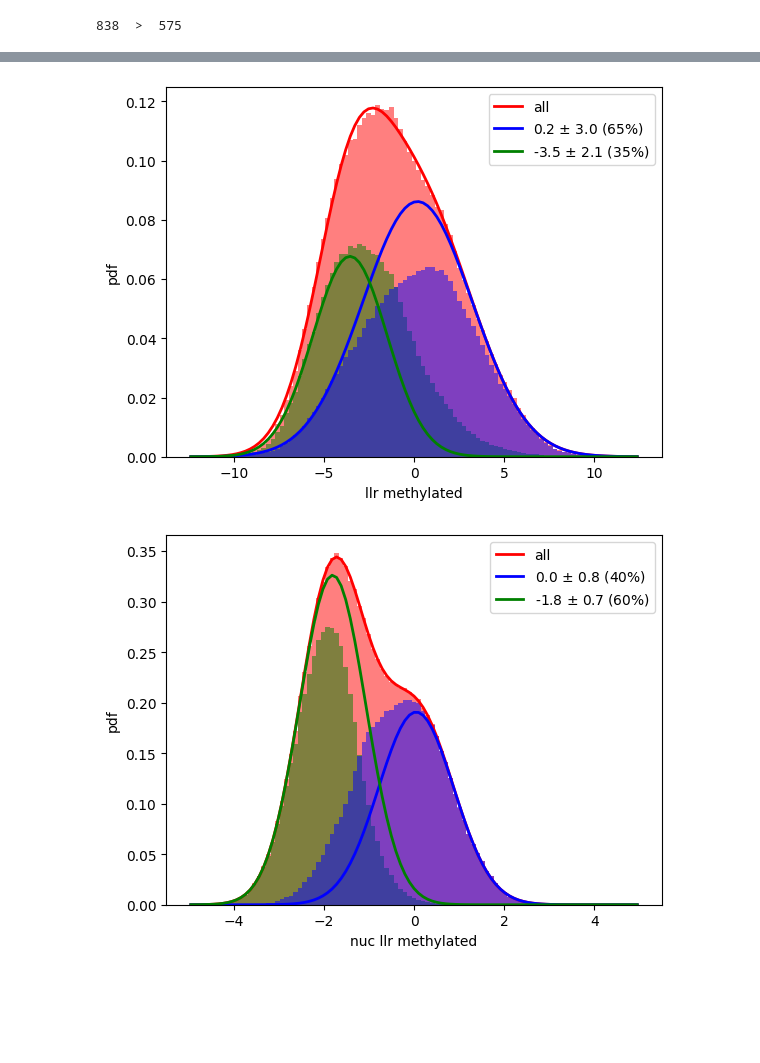
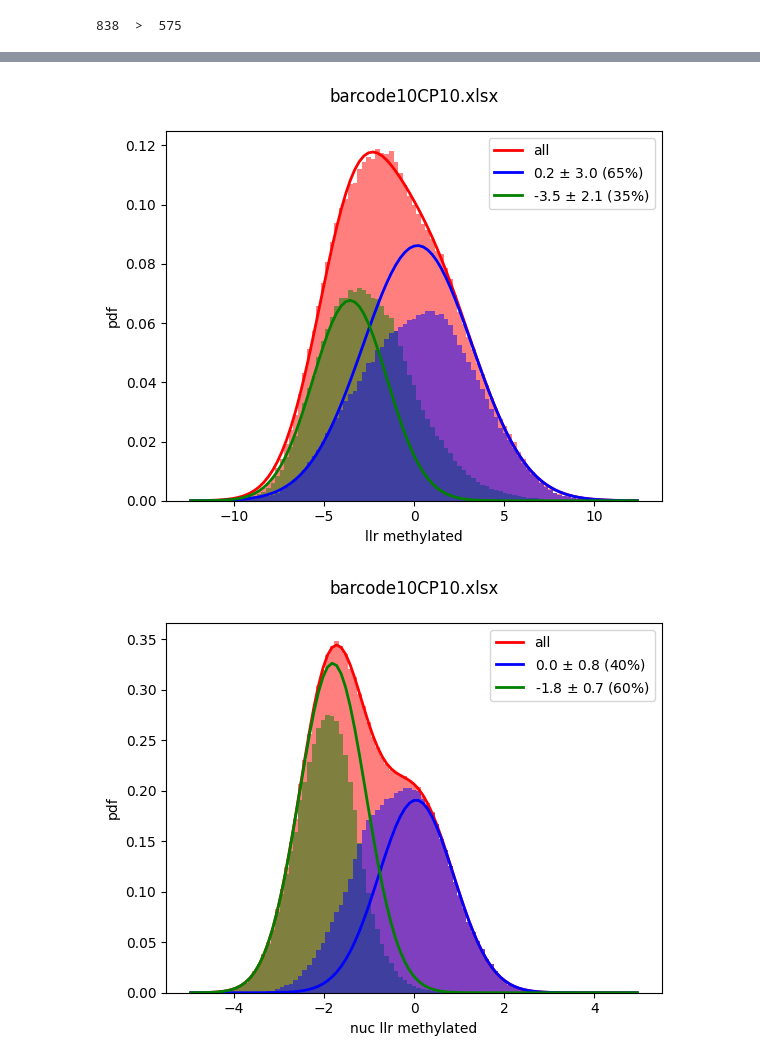
Before and after one commit to JvN2/Nanopore, a Jupyter notebook: Methylation_to_Occupancy.ipynb, the cells around one changed output, grey strips where cells are left out. Drawn from its saved outputs; the diff is of its cells as text; code cells hidden in the pictures; blank space fills up the shorter version.

```diff
--- a/Methylation_to_Occupancy.ipynb
+++ b/Methylation_to_Occupancy.ipynb
@@ -7,6 +7,7 @@ filename = r'C:\tmp\data\Nanopore data Waad Tombo files\Own601-data\barcode10CP1
 
 df = pd.read_excel(filename)
 colors = ['red', 'green', 'blue', 'orange', 'purple', 'cyan', 'magenta', 'yellow', 'brown']
+title = filename.split('\\')[-1]+'\n'
 # %%
 # discard reads that lack more than X bps on either end
 
@@ -70,10 +71,11 @@ def vanderlick(llr, multiplier = -1, delta_g=10, handles = 1000, convolve = 147,
 selected = df.columns[np.random.randint(0, len(df.columns), len(colors))]
 # %%
 # Plot a couple of examples
+import matplotlib.pyplot as plt
 
 dg = 15
 multiplier = -8
-xlim = [0, 5000]
+xlim = [0, len(df)]
 base_index = np.arange(len(llr_df))
 
 for i, c in enumerate(selected):
@@ -88,9 +90,12 @@ for i, c in enumerate(selected):
     plt.xlabel('i (bp)')
     plt.xlim(*xlim)
     ax2 = ax1.twinx()
-    ax2.fill_between(base_index, vanderlick(llr_df[c], multiplier = multiplier, delta_g = dg, convolve=window), color = colors[i], alpha = 0.2)
+    occupancy = vanderlick(llr_df[c], multiplier = multiplier, delta_g = dg, convolve=window)
+    ax2.fill_between(base_index, occupancy, color = colors[i], alpha = 0.2)
     ax2.set_ylim(-0.2, 1.2)
     ax2.set_ylabel(f'nucleosome occupancy')
+    plt.title(f'N = {len(occupancy[occupancy>0.5])/window:.1f}')
+
     plt.gcf().set_size_inches(20, 2)
     plt.show()
 # %% [output]
@@ -144,44 +193,49 @@ plt.gcf().set_size_inches(20, 5)
 # %%
 # statistics of methylation, no nucleosome windowing
-
 from scipy.optimize import curve_fit
 
 def double_gaussian(x, a1, mu1, sigma1, a2, mu2, sigma2):
     return a1 * np.exp(-(x - mu1)**2 / (2 * sigma1**2)) + a2 * np.exp(-(x - mu2)**2 / (2 * sigma2**2))
 
 selection = [nuc_df >0, nuc_df > 0.5, nuc_df < 0.5]
 p0=[0.2, -2, 2, 0.3, 1, 2]
+lower_bounds = [0.01, -4, 0.5, 0.01, -4, 0.5]
+upper_bounds = [0.99, 4, 5, 0.99, 4, 5]
 
 edges = np.linspace(-12.5, 12.5, 100)
 bins = (edges[:-1] + edges[1:])/2
 for i, s in enumerate(selection):
     hist, _ = np.histogram(-df[s].fillna(-10000), bins=edges)
     if i == 0:
         normalization = np.sum(hist) * (bins[1]-bins[0])
-        p, pcov = curve_fit(double_gaussian, bins, hist/normalization, p0=p0)
-        fraction = p[0]*p[2] / (p[0]*p[2] + p[3]*p[5])
-        plt.plot(bins, double_gaussian(bins, *p), color = colors[i], linewidth=2, label = 'all')
-        plt.plot(bins, double_gaussian(bins, *(p*np.asarray([0,1,1,1,1,1]))), color = colors[2], linewidth=2, label = f'{p[4]:.1f} $\pm$ {p[5]:.1f} ({1-fraction:.0%})')
-        plt.plot(bins, double_gaussian(bins, *(p*np.asarray([1,1,1,0,1,1]))), color = colors[1], linewidth=2, label = f'{p[1]:.1f} $\pm$ {p[2]:.1f} ({fraction:.0%})')
+        try:
+            p, pcov = curve_fit(double_gaussian, bins, hist/normalization, p0=p0, bounds=(lower_bounds, upper_bounds))
+            fraction = p[0]*p[2] / (p[0]*p[2] + p[3]*p[5])
+            plt.plot(bins, double_gaussian(bins, *p), color = colors[i], linewidth=2, label = 'all')
+            plt.plot(bins, double_gaussian(bins, *(p*np.asarray([0,1,1,1,1,1]))), color = colors[2], linewidth=2, label = f'{p[4]:.1f} $\pm$ {p[5]:.1f} ({1-fraction:.0%})')
+            plt.plot(bins, double_gaussian(bins, *(p*np.asarray([1,1,1,0,1,1]))), color = colors[1], linewidth=2, label = f'{p[1]:.1f} $\pm$ {p[2]:.1f} ({fraction:.0%})')
+        except RuntimeError:
+            print('fitting failed')
     plt.bar(bins, hist/normalization, color = colors[i], alpha=0.5, align='center', width=bins[1]-bins[0])
 
 plt.xlabel('llr methylated')
 plt.ylabel('pdf')
+plt.title(title)
 plt.legend()
 plt.show()
 # %% [output]
-[figure, old version]
+[figure, new version]
 # %%
 # statistics of methylation, with nucleosome windowing
 
-p0=[0.25, -2, 1, 0.2, 0, 1]
+p0=[0.5, -2, 1, 0.5, 0, 1]
 edges = np.linspace(-5, 5, 100)
 bins = (edges[:-1] + edges[1:])/2
 for i, s in enumerate(selection):
     hist, _ = np.histogram(-llr_df[s].fillna(-10000), bins=edges)
     if i == 0:
         normalization = np.sum(hist) * (bins[1]-bins[0])
-        p, pcov = curve_fit(double_gaussian, bins, hist/normalization, p0=p0)
+        p, pcov = curve_fit(double_gaussian, bins, hist/normalization, p0=p0, bounds=(lower_bounds, upper_bounds))
         fraction = p[0]*p[2] / (p[0]*p[2] + p[3]*p[5])
         plt.plot(bins, double_gaussian(bins, *p), color = colors[i], linewidth=2, label = 'all')
         plt.plot(bins, double_gaussian(bins, *(p*np.asarray([0,1,1,1,1,1]))), color = colors[2], linewidth=2, label = f'{p[4]:.1f} $\pm$ {p[5]:.1f} ({1-fraction:.0%})')
@@ -191,6 +245,7 @@ for i, s in enumerate(selection):
 plt.xlabel('nuc llr methylated')
 plt.ylabel('pdf')
 plt.legend()
+plt.title(title)
 plt.show()
 # %% [output]
-[figure, old version]
+[figure, new version]
```
Also changed, not shown: parts of 7 cells of this notebook.
